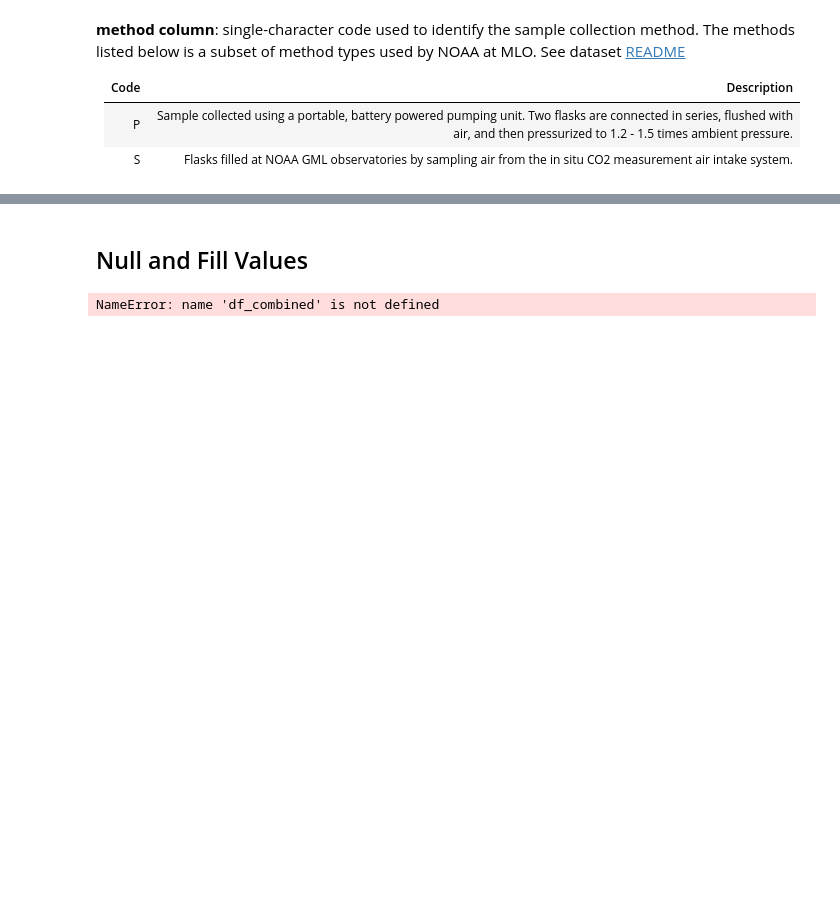
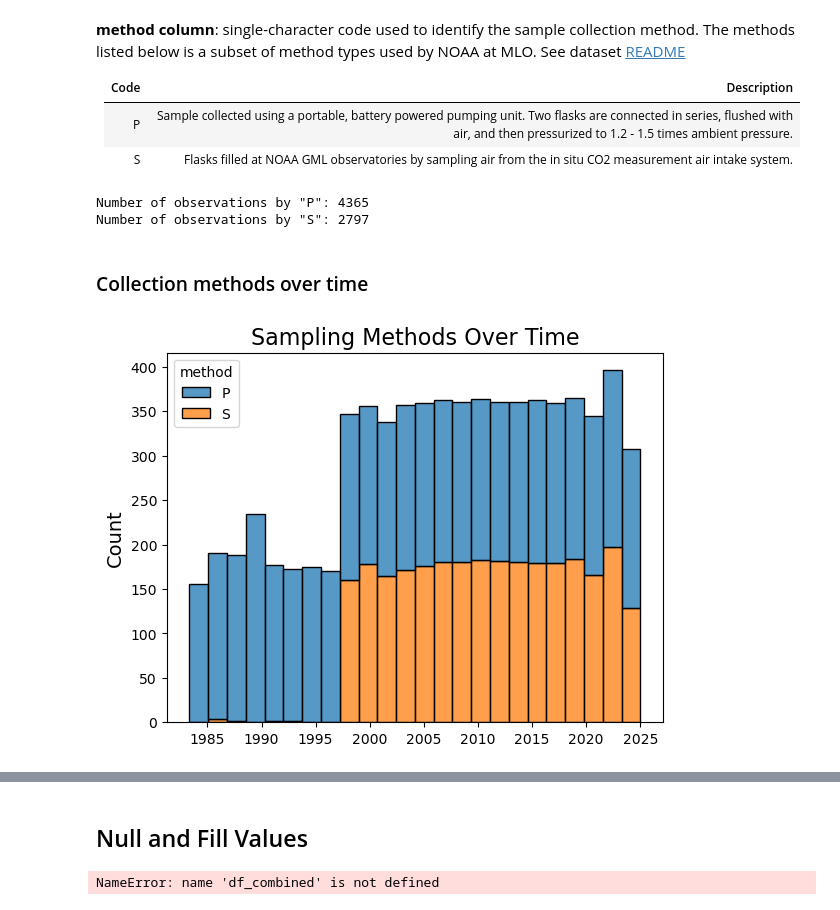
Before and after one commit to apl888/greenhouse-gas-forecasting, a Jupyter notebook: notebooks/2_ch4_eda.ipynb, the cells around one changed output, grey strips where cells are left out. Drawn from its saved outputs; the diff is of its cells as text; code cells hidden in the pictures; blank space fills up the shorter version.

```diff
--- a/notebooks/2_ch4_eda.ipynb
+++ b/notebooks/2_ch4_eda.ipynb
@@ -178,3 +286,21 @@ Method types used in collectin of CH4 gas: ['P' 'S']
 |------|-------------|
 | P |Sample collected using a portable, battery powered pumping unit.  Two flasks are connected in series, flushed with air, and then pressurized to 1.2 - 1.5 times ambient pressure. |
 | S | Flasks filled at NOAA GML observatories by sampling air from the in situ CO2 measurement air intake system. |
+# %%
+for m in method_types:
+    print(f'Number of observations by "{m}": {(df['method']==m).sum()}')
+# %% [output]
+Number of observations by "P": 4365
+Number of observations by "S": 2797
+# %% [markdown]
+### Collection methods over time
+# %%
+# determine if one sampling method was phased out or introduced at a certain time
+
+sns.histplot(data=df, x='date', hue='method', multiple='stack')
+plt.title('Sampling Methods Over Time', fontsize=16)
+plt.ylabel('Count', fontsize=14)
+plt.xlabel('')
+plt.show()
+# %% [output]
+[figure, added]
```
Also changed, not shown: parts of 40 cells of this notebook.
